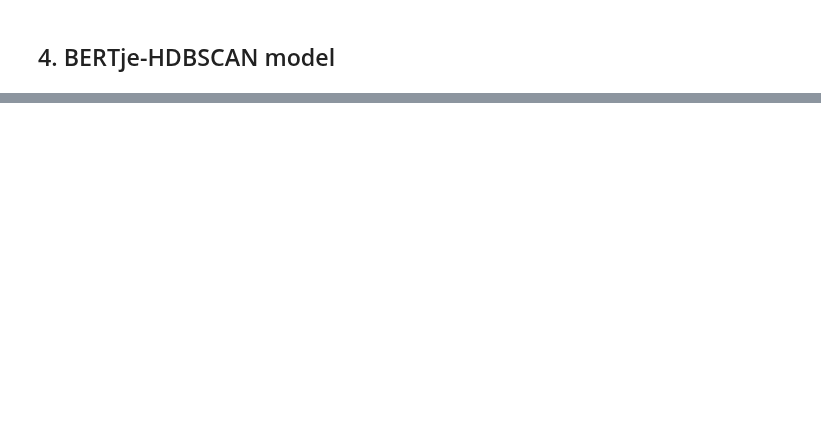
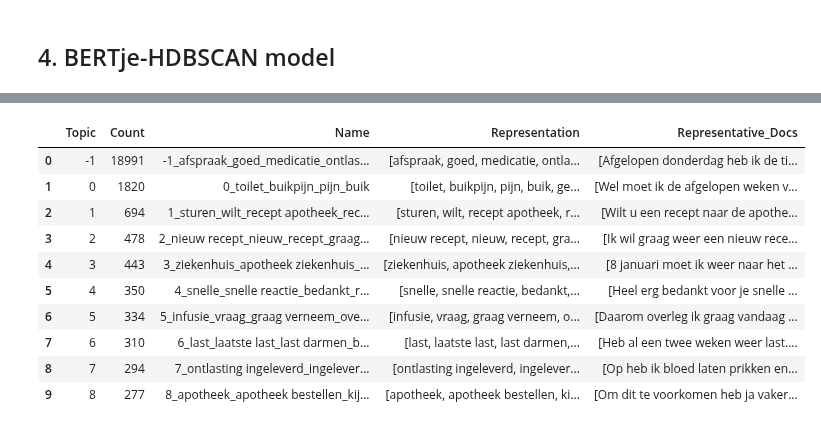
Before and after one commit to MaastrichtU-CDS/MyIBDcoachNLP, a Jupyter notebook: notebooks/analysis_of_sentences/bertje_sentence_analysis_15char_nl.ipynb, the cells around one changed output, grey strips where cells are left out. Cells and saved outputs as stored; diff of their text form; code cells hidden in the pictures; blank space fills up the shorter version.

```diff
--- a/notebooks/analysis_of_sentences/bertje_sentence_analysis_15char_nl.ipynb
+++ b/notebooks/analysis_of_sentences/bertje_sentence_analysis_15char_nl.ipynb
@@ -20,7 +20,7 @@ dutch_stopwords = lines
 extra_list = [
     'maandag', 'dinsdag', 'woensdag', 'donderdag', 'vrijdag', 'zaterdag', 'zondag',
     'januari', 'februari', 'maart', 'april', 'mei', 'juni', 'juli', 'augustus', 'september', 'oktober', 'november', 'december',
-    'jan', 'feb', 'mrt', 'apr', 'mei', 'jun', 'jul', 'aug', 'sep', 'okt', 'nov', 'dec', "jl"
+    'jan', 'feb', 'mrt', 'apr', 'mei', 'jun', 'jul', 'aug', 'sep', 'okt', 'nov', 'dec', "jl", "weken", "week", "dagen", "dag", "mg"
 ]
 
 dutch_stopwords.extend(extra_list)
@@ -69,6 +72,6 @@ np.save('/workspace/mijnidbcoachnlp/data/embeddings/sentence_embeddings_bertje_n
 # load the save model
 import numpy as np
 
-loaded_embeddings_nl = np.load('/workspace/mijnidbcoachnlp/data/embeddings/sentence_embeddings_bertje_nl.npy')
+loaded_embeddings_nl = np.load('/workspace/mijnidbcoachnlp/data/embeddings/sentence_embeddings_bertje_nl_new.npy')
 # %%
 embeddings=loaded_embeddings_nl
@@ -247,21 +106,13 @@ from bertopic import BERTopic
 from umap import UMAP
 from bertopic import BERTopic
 
-def build_bertopic(clustering_method):
-    cluster_model=hdb_model
-    if clustering_method == "KMeans":
-        cluster_model = KMeans(n_clusters=50)
-
-    if clustering_method == "Agglomerative":
-        cluster_model = AgglomerativeClustering(n_clusters=50)
-
-
+def build_bertopic():
     # Initialize BERTopic with UMAP and HDBSCAN models
     topic_model = BERTopic(
         embedding_model=embedding_model,
-        umap_model=umap_model,
-        hdbscan_model=cluster_model,
-        vectorizer_model=vectorizer_model,
+        umap_model=UMAP(n_neighbors=10, n_components=2, metric='cosine', random_state=42),
+        hdbscan_model=HDBSCAN(min_cluster_size=20, min_samples=10, metric='euclidean', cluster_selection_method='eom', prediction_data=True),
+        vectorizer_model=CountVectorizer(stop_words=dutch_stopwords, min_df=2, ngram_range=(1, 2), token_pattern=r'\b[a-zA-Z]{3,}\b'),
         top_n_words=10,
         verbose=True
     )
@@ -275,4 +126,4 @@ def build_bertopic(clustering_method):
 # %% [markdown]
 ## 4. BERTje-HDBSCAN model
 # %%
-topic_model = build_bertopic(clustering_method = "HDBSCAN")
+topic_model = build_bertopic()
@@ -279,4 +142,16 @@ topic_model = build_bertopic(clustering_method = "HDBSCAN")
 # %%
-topic_model.get_topic_info() #this is 20, 10 of HDBSCAN
+topic_model.get_topic_info()[:10]
+# %% [output]
+|  | Topic | Count | Name | Representation | Representative_Docs |
+| 0 | -1 | 18991 | -1_afspraak_goed_medicatie_ontlas... | [afspraak, goed, medicatie, ontla... | [Afgelopen donderdag heb ik de ti... |
+| 1 | 0 | 1820 | 0_toilet_buikpijn_pijn_buik | [toilet, buikpijn, pijn, buik, ge... | [Wel moet ik de afgelopen weken v... |
+| 2 | 1 | 694 | 1_sturen_wilt_recept apotheek_rec... | [sturen, wilt, recept apotheek, r... | [Wilt u een recept naar de apothe... |
+| 3 | 2 | 478 | 2_nieuw recept_nieuw_recept_graag... | [nieuw recept, nieuw, recept, gra... | [Ik wil graag weer een nieuw rece... |
+| 4 | 3 | 443 | 3_ziekenhuis_apotheek ziekenhuis_... | [ziekenhuis, apotheek ziekenhuis,... | [8 januari moet ik weer naar het ... |
+| 5 | 4 | 350 | 4_snelle_snelle reactie_bedankt_r... | [snelle, snelle reactie, bedankt,... | [Heel erg bedankt voor je snelle ... |
+| 6 | 5 | 334 | 5_infusie_vraag_graag verneem_ove... | [infusie, vraag, graag verneem, o... | [Daarom overleg ik graag vandaag ... |
+| 7 | 6 | 310 | 6_last_laatste last_last darmen_b... | [last, laatste last, last darmen,... | [Heb al een twee weken weer last.... |
+| 8 | 7 | 294 | 7_ontlasting ingeleverd_ingelever... | [ontlasting ingeleverd, ingelever... | [Op heb ik bloed laten prikken en... |
+| 9 | 8 | 277 | 8_apotheek_apotheek bestellen_kij... | [apotheek, apotheek bestellen, ki... | [Om dit te voorkomen heb ja vaker... |
 # %%
 # Reduce outliers
```
Also changed, not shown: parts of 37 cells of this notebook, 3 other files.
